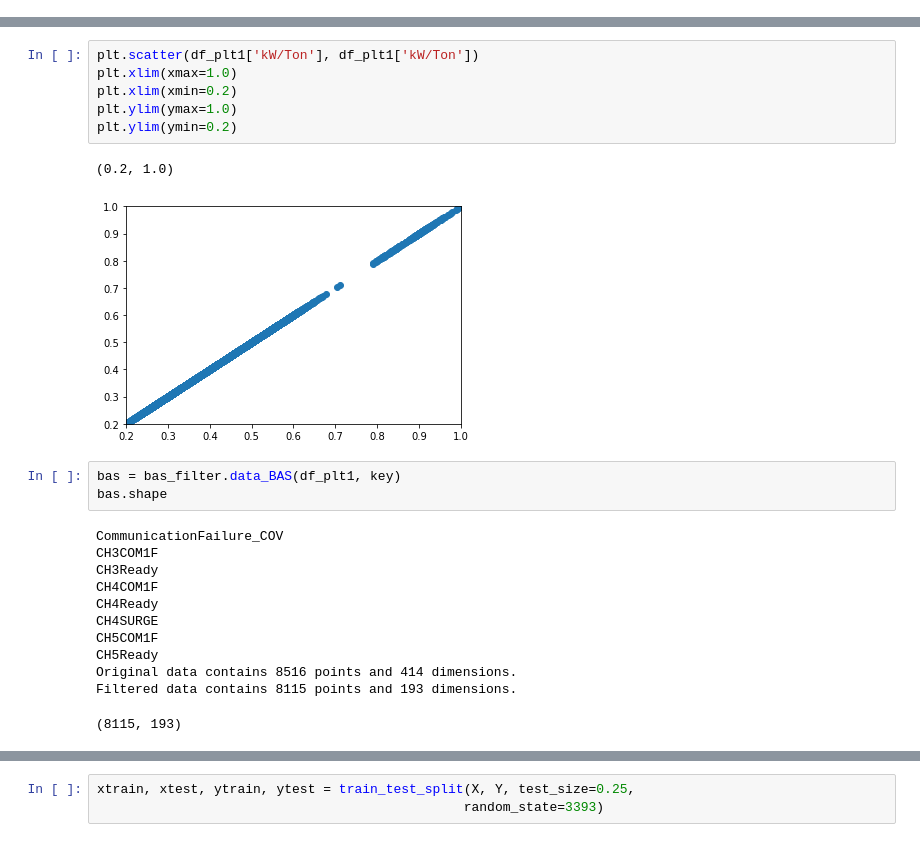
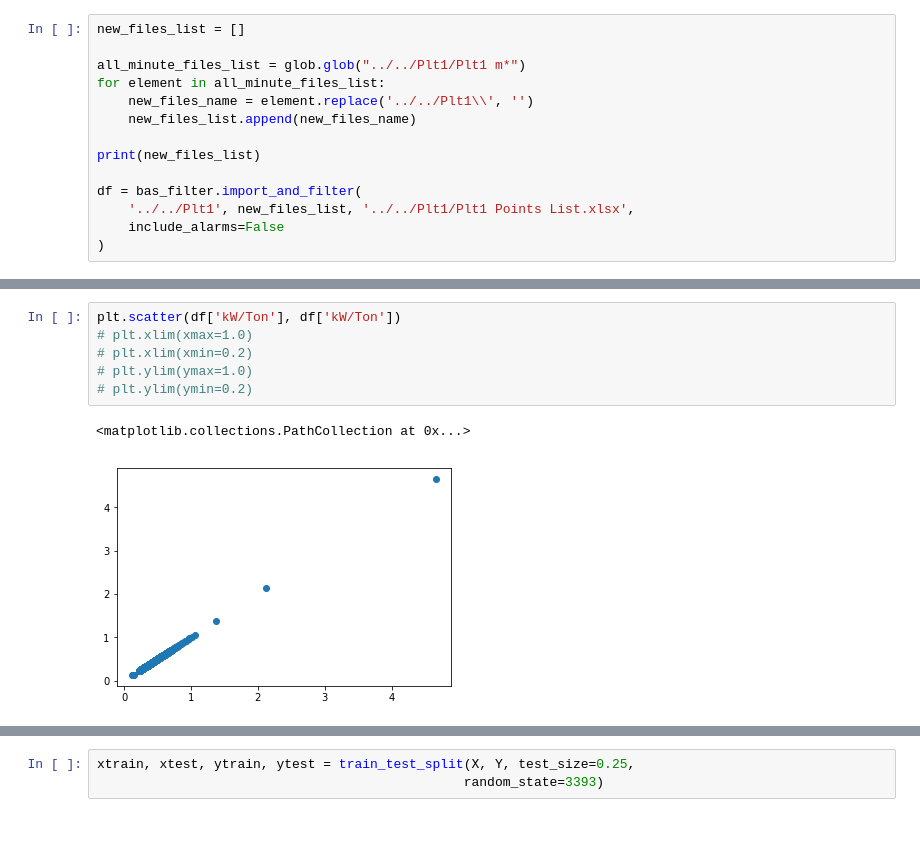
Before and after one commit to optichill/optichill, a Jupyter notebook: examples/Plant1-gradient-boosting-machines.ipynb, the cells around one changed output, grey strips where cells are left out. Cells and saved outputs as stored; diff of their text form.

```diff
--- a/examples/Plant1-gradient-boosting-machines.ipynb
+++ b/examples/Plant1-gradient-boosting-machines.ipynb
@@ -26,0 +31,14 @@ df_plt1, key = bas_filter.data_import(
+# %%
+new_files_list = []
+
+all_minute_files_list = glob.glob("../../Plt1/Plt1 m*")
+for element in all_minute_files_list:
+    new_files_name = element.replace('../../Plt1\\', '')
+    new_files_list.append(new_files_name)
+
+print(new_files_list)
+
+df = bas_filter.import_and_filter(
+    '../../Plt1', new_files_list, '../../Plt1/Plt1 Points List.xlsx',
+    include_alarms=False
+)
@@ -27,24 +63,9 @@ df_plt1, key = bas_filter.data_import(
 # %%
-plt.scatter(df_plt1['kW/Ton'], df_plt1['kW/Ton'])
-plt.xlim(xmax=1.0)
-plt.xlim(xmin=0.2)
-plt.ylim(ymax=1.0)
-plt.ylim(ymin=0.2)
+plt.scatter(df['kW/Ton'], df['kW/Ton'])
+# plt.xlim(xmax=1.0)
+# plt.xlim(xmin=0.2)
+# plt.ylim(ymax=1.0)
+# plt.ylim(ymin=0.2)
 # %% [output]
-(0.2, 1.0)
+<matplotlib.collections.PathCollection at 0x...>
-[figure, old version]
+[figure, new version]
-# %%
-bas = bas_filter.data_BAS(df_plt1, key)
-bas.shape
-# %% [output]
-CommunicationFailure_COV
-CH3COM1F
-CH3Ready
-CH4COM1F
-CH4Ready
-CH4SURGE
-CH5COM1F
-CH5Ready
-Original data contains 8516 points and 414 dimensions.
-Filtered data contains 8115 points and 193 dimensions.
-(8115, 193)
```
Also changed, not shown: parts of 44 cells of this notebook, 1 other file.
